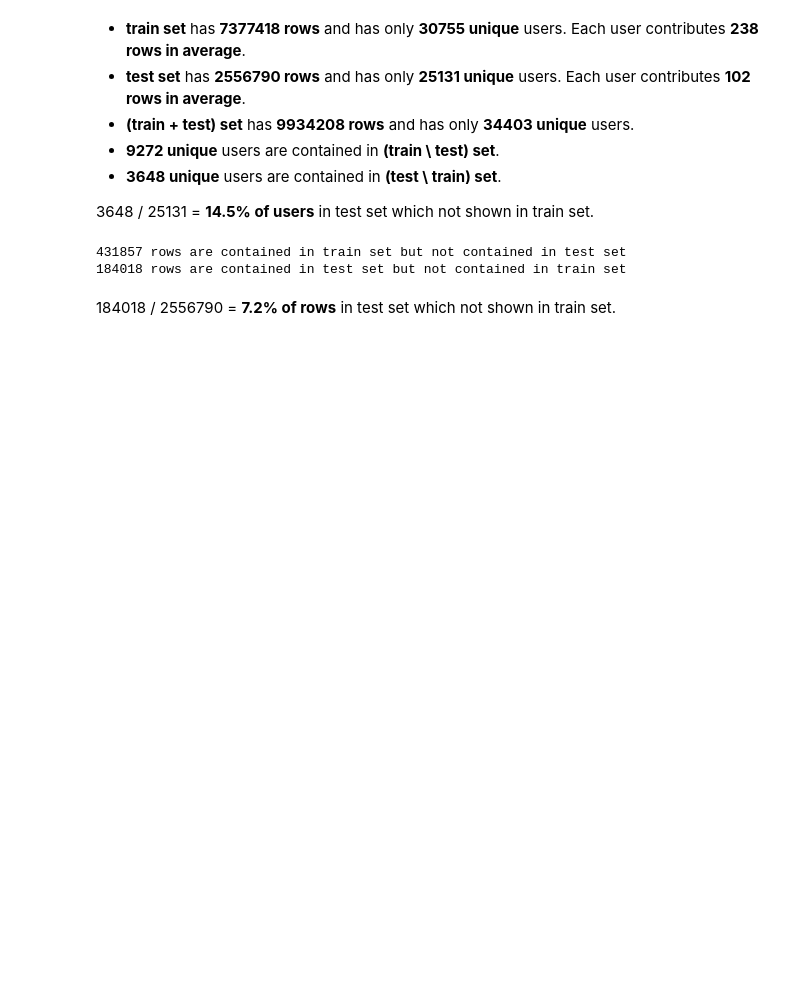
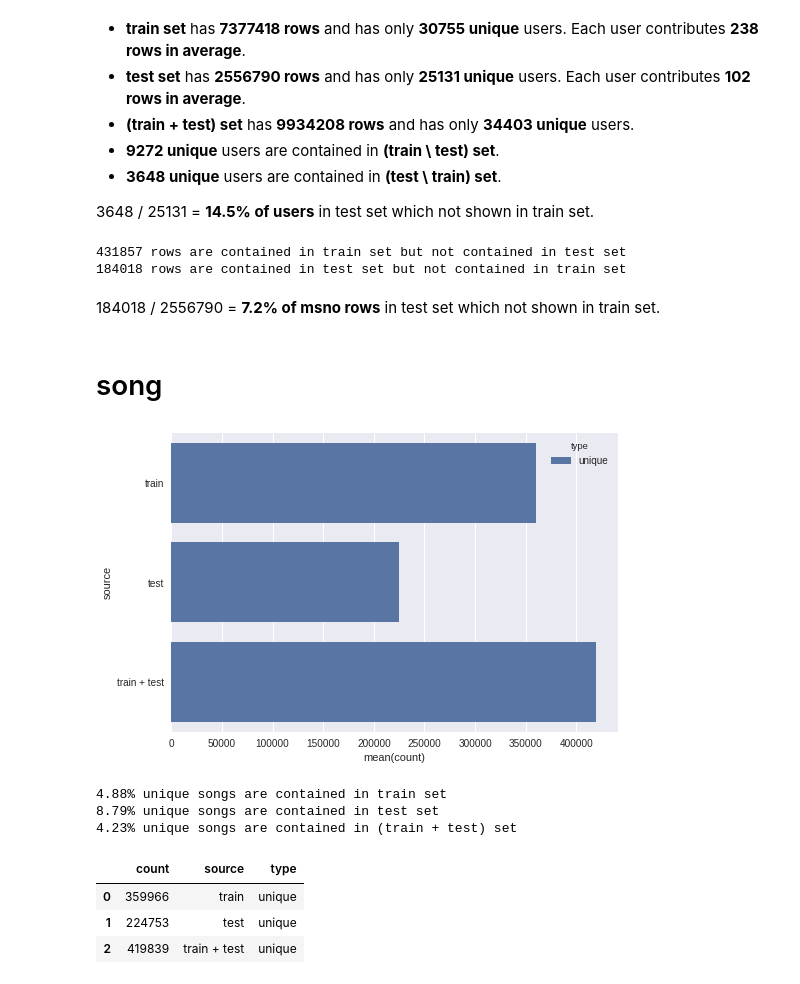
Before and after one commit to dsmilab/WSDM2018-KKBox-MRC, a Jupyter notebook: exploration.ipynb, the cells around one changed output. Cells and saved outputs as stored; diff of their text form; code cells hidden in the pictures; blank space fills up the shorter version.

```diff
--- a/exploration.ipynb
+++ b/exploration.ipynb
@@ -65,4 +65,34 @@ print('%d rows are contained in test set but not contained in train set' % len(t
 431857 rows are contained in train set but not contained in test set
 184018 rows are contained in test set but not contained in train set
 # %% [markdown]
-184018 / 2556790 = **7.2% of rows** in test set which not shown in train set.
+184018 / 2556790 = **7.2% of msno rows** in test set which not shown in train set.
+# %% [markdown]
+# song
+# %%
+train_unique_song_series = train_df['song_id'].drop_duplicates()
+test_unique_song_series = test_df['song_id'].drop_duplicates()
+comb_unique_song_series = comb_df['song_id'].drop_duplicates()
+
+song_unique_df = pd.DataFrame(data={
+    'source': ['train', 'test', 'train + test'],
+    'type': ['unique', 'unique', 'unique'],
+    'count': [len(train_unique_song_series),
+              len(test_unique_song_series),
+              len(comb_unique_song_series)]
+})
+sns.barplot(x='count', y='source', hue='type', data=song_unique_df)
+sns.plt.show()
+
+print('%.2f%% unique songs are contained in train set' % (len(train_unique_song_series) / train_df.shape[0] * 100))
+print('%.2f%% unique songs are contained in test set' % (len(test_unique_song_series) / test_df.shape[0] * 100))
+print('%.2f%% unique songs are contained in (train + test) set' % (len(comb_unique_song_series) / comb_df.shape[0] * 100))
+song_unique_df
+# %% [output]
+[figure, added]
+4.88% unique songs are contained in train set
+8.79% unique songs are contained in test set
+4.23% unique songs are contained in (train + test) set
+|  | count | source | type |
+| 0 | 359966 | train | unique |
+| 1 | 224753 | test | unique |
+| 2 | 419839 | train + test | unique |
```
Also changed, not shown: parts of 4 cells of this notebook.
